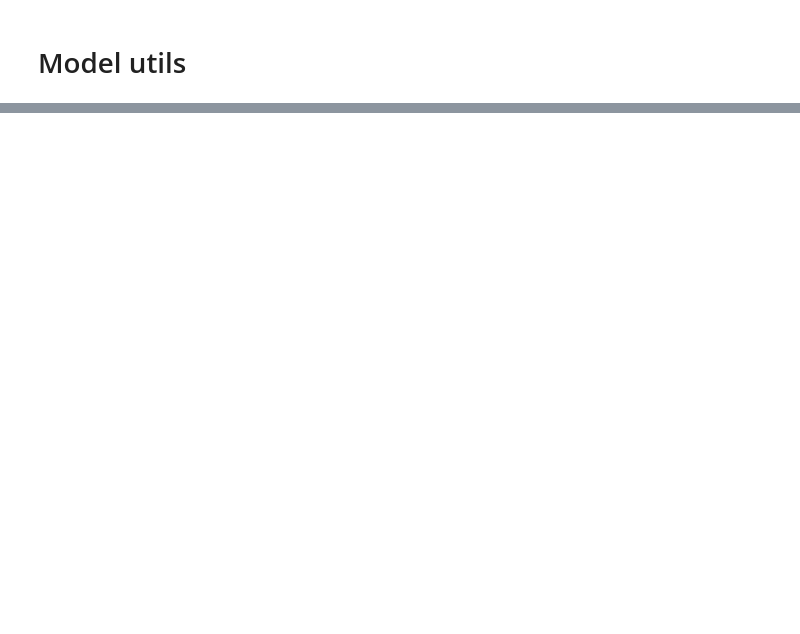
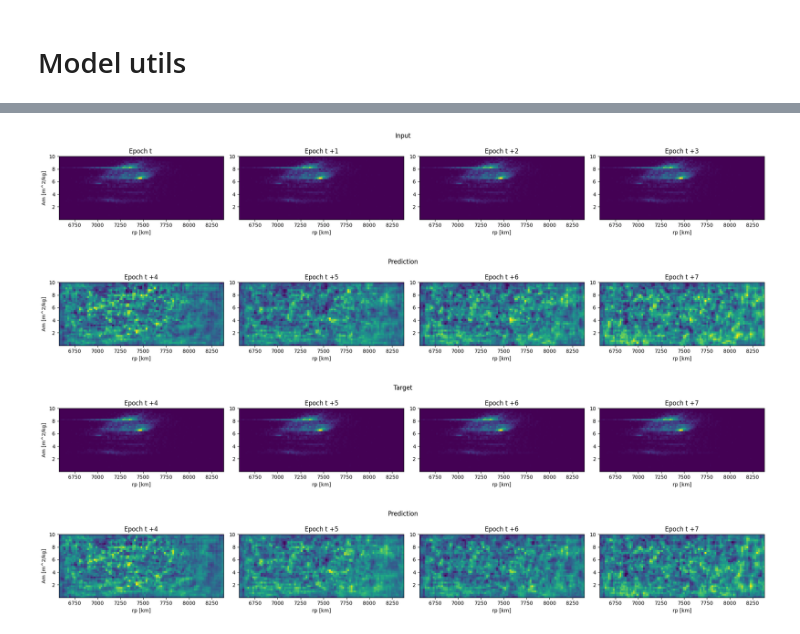
Before and after one commit to ARCLab-MIT/mocat-ml, a Jupyter notebook: nbs_lib/models.utils.ipynb, the cells around one changed output, grey strips where cells are left out. Drawn from its saved outputs; the diff is of its cells as text; code cells hidden in the pictures; blank space fills up the shorter version.

```diff
--- a/nbs_lib/models.utils.ipynb
+++ b/nbs_lib/models.utils.ipynb
@@ -97,0 +149,4 @@ tensor([38370.7695, 38361.1016, 37989.8320, 38242.4609, 38417.0742, 38220.0078,
+# %%
+# Test
+learn.show_preds_at(0, with_targets=True, with_input=True)
+# %% [output]
@@ -97,0 +154,7 @@ tensor([38370.7695, 38361.1016, 37989.8320, 38242.4609, 38417.0742, 38220.0078,
+[figure, added]
+[figure, added]
+[figure, added]
+# %%
+learn.show_preds_at(0, p, t)
+# %% [output]
+[figure, added]
```
Also changed, not shown: parts of 9 cells of this notebook, 8 other files.
